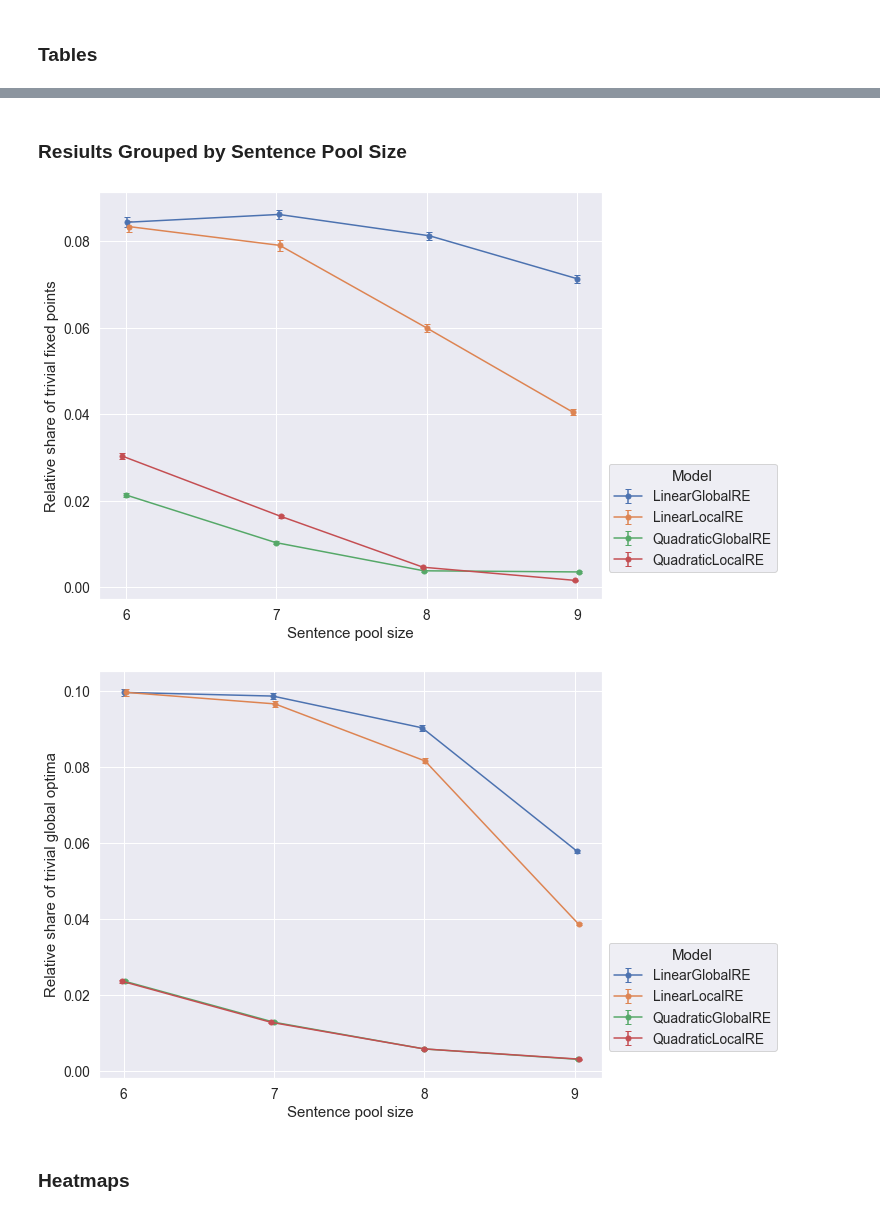
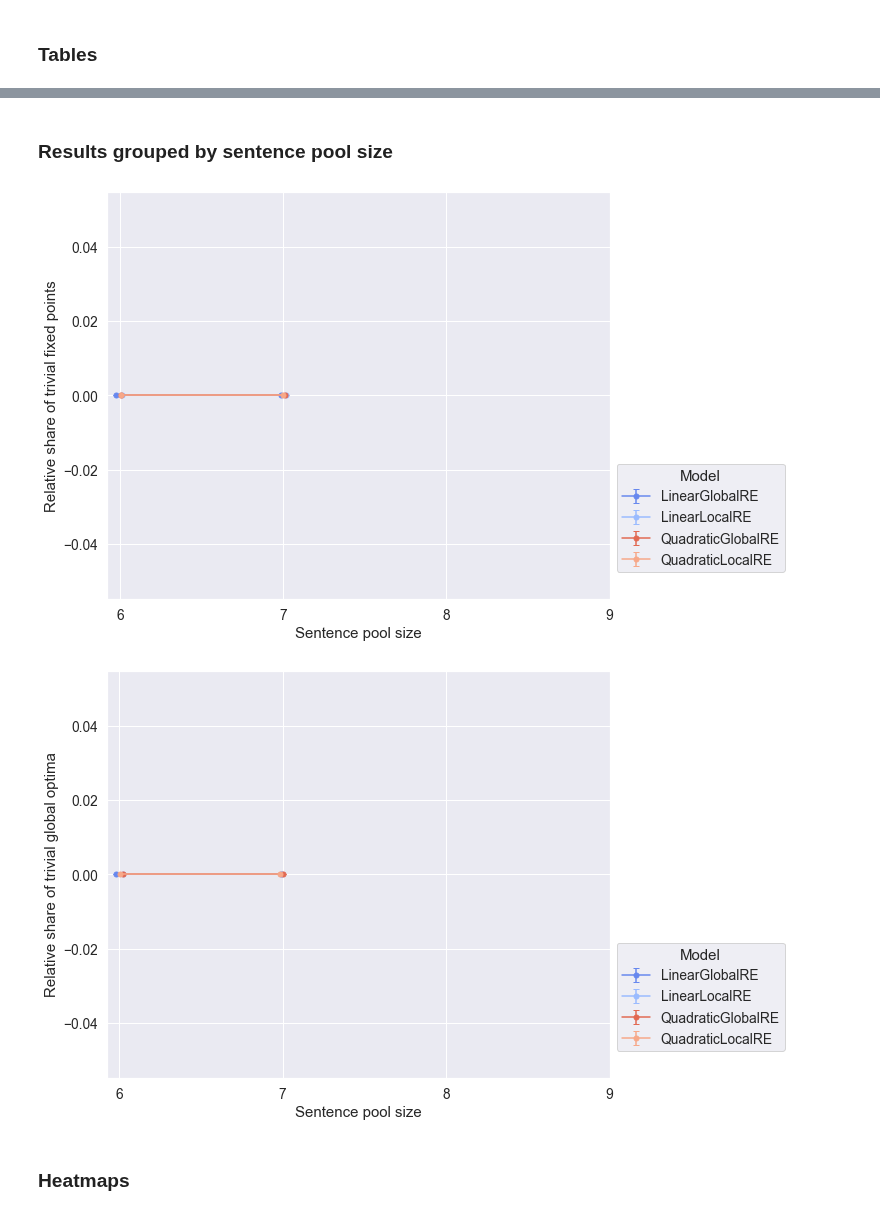
Before and after one commit to re-models/re-technical-report, a Jupyter notebook: notebooks/data_analysis_appendix_trivial_endpoints.ipynb, the cells around one changed output, grey strips where cells are left out. Cells and saved outputs as stored; diff of their text form; code cells hidden in the pictures.

```diff
--- a/notebooks/data_analysis_appendix_trivial_endpoints.ipynb
+++ b/notebooks/data_analysis_appendix_trivial_endpoints.ipynb
@@ -104,0 +107,6 @@ Index(['model_name', 'ds', 'n_sentence_pool', 'weight_account',
+# %%
+# data_name: one of 'TINY', 'MINI', 'FULL'
+re_data = re_data_by_name(data_name="TINY",
+                          usecols = usecols,
+                          evalcols = evalcols,
+                          filter_erroneous_runs = True)
@@ -147,0 +153,2 @@ go_data = re_data_unique_setups[["model_name",
+# %%
+analyse_branches = False
@@ -153,15 +188,3 @@ go_data["go_coms_len"] = go_data["global_optima"].apply(get_lengths, pos_type="c
-# %%
-# remove global_optima column
-go_data = go_data[["model_name",
-            "ds",
-            "n_sentence_pool",
-            "init_coms",
-            "weight_account",
-            "weight_systematicity",
-            #"global_optima",
-            "go_theory_len",
-            "go_coms_len"
-            ]]
 # %%
 # explode information about global optima, which is stored rowwise (per simulation setup)
 # in lists (e.g. in the column `go_full_re_state`)
@@ -314,7 +347,7 @@ for df, endpoint_type in zip([exploded_go_data, exploded_fp_data], ["go", "fp"])
     display(renamed_result_df)
 
     # Exporting relevant cols
-    if export_results:
+    if not on_colab:
         file_name = 'table_trivial_{}_{}.csv'.format(endpoint_type, 'pp' if analyse_branches else 'rp')
         renamed_result_df.to_csv(path.join(tables_output_dir, file_name), index=False)
 # %% [output]
@@ -331,5 +364,5 @@ for df, endpoint_type in zip([exploded_go_data, exploded_fp_data], ["go", "fp"])
 # %% [markdown]
-### Resiults Grouped by Sentence Pool Size
+### Results grouped by sentence pool size
 # %%
 grouping = ['model_name',
             'n_sentence_pool',]
@@ -339,36 +372,36 @@ for df, endpoint_type in zip([exploded_fp_data, exploded_go_data], ["fp", "go"])
     endpoint = "global optima" if endpoint_type == "go" else "fixed points"
 
     result_df = rel_share_of_property(df,
                            "{}_trivial".format(endpoint_type),
                             col_rename = None,
                             groupby_cols= grouping,
                             collapse_branches=False,
                             cols_group_branches = ['model_name','ds','init_coms', 'weight_account', 'weight_systematicity'],
                             explode_cols=None,
                             bootstrap=bootstrap,
                             n_resamples=n_resamples)
 
 
     perspective = "pp" if analyse_branches else "rp"
 
     file_name = None
-    if export_results:
+    if not on_colab:
         file_name = f"rel_{endpoint_type}_trivial_by_sp_{perspective}"
 
 
 
     plot_multiple_error_bars(result_df.reset_index(),
                              var_y = f"rel_{endpoint_type}_trivial",
                              ylabel = f"Relative share of trivial {endpoint}",
                              xlabel = "Sentence pool size",
                              var_std=f"std_{endpoint_type}_trivial",
                              file_name=file_name,
                              output_dir = figures_output_dir)
 
     plt.show()
 # %% [output]
-[figure, old version]
+[figure, new version]
-[figure, old version]
+[figure, new version]
 # %% [markdown]
 ### Heatmaps
 # %%
```
Also changed, not shown: parts of 44 cells of this notebook.
